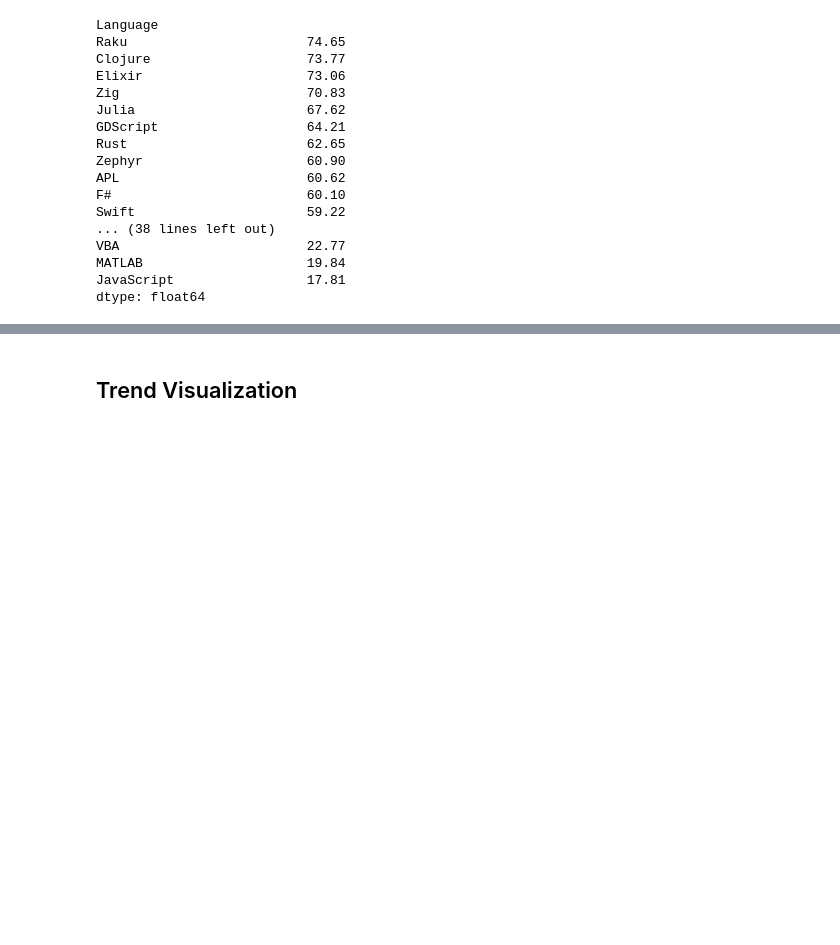
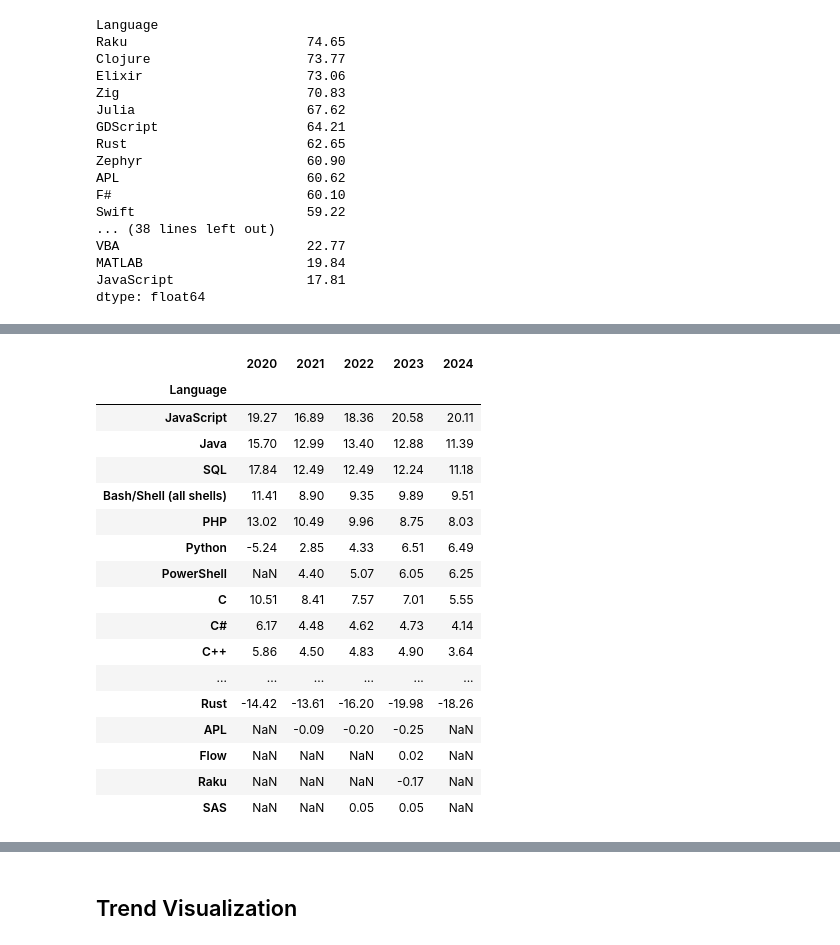
Before and after one commit to devinlin89/SO-language-trends-2020-2024, a Jupyter notebook: notebooks/analysis.ipynb, the cells around one changed output, grey strips where cells are left out. Cells and saved outputs as stored; diff of their text form; code cells hidden in the pictures; blank space fills up the shorter version.

Commit message:
Added Usage-Desired Gap

```diff
--- a/notebooks/analysis.ipynb
+++ b/notebooks/analysis.ipynb
@@ -444,6 +444,6 @@ Where:
 
 - $ d_{L, y} $ = The distance between admired and desired of language $ L $ in survey year $ y $
 # %%
-distance_trends_df = admired_trends_df.set_index("Language")[YEARS] - desired_trends_df.set_index("Language")[YEARS]
+AD_distance_trends_df = admired_trends_df.set_index("Language")[YEARS] - desired_trends_df.set_index("Language")[YEARS]
 # %%
 display(
@@ -510,0 +523,27 @@ dtype: float64
+# %%
+UD_distance_trends_df = usage_trends_df.set_index("Language")[YEARS] - desired_trends_df.set_index("Language")[YEARS]
+# %%
+display(
+    UD_distance_trends_df
+    .sort_values(by=YEARS[-1], ascending=False)
+    .round(2)
+)
+# %% [output]
+|  | 2020 | 2021 | 2022 | 2023 | 2024 |
+| Language |  |  |  |  |  |
+| JavaScript | 19.27 | 16.89 | 18.36 | 20.58 | 20.11 |
+| Java | 15.70 | 12.99 | 13.40 | 12.88 | 11.39 |
+| SQL | 17.84 | 12.49 | 12.49 | 12.24 | 11.18 |
+| Bash/Shell (all shells) | 11.41 | 8.90 | 9.35 | 9.89 | 9.51 |
+| PHP | 13.02 | 10.49 | 9.96 | 8.75 | 8.03 |
+| Python | -5.24 | 2.85 | 4.33 | 6.51 | 6.49 |
+| PowerShell | NaN | 4.40 | 5.07 | 6.05 | 6.25 |
+| C | 10.51 | 8.41 | 7.57 | 7.01 | 5.55 |
+| C# | 6.17 | 4.48 | 4.62 | 4.73 | 4.14 |
+| C++ | 5.86 | 4.50 | 4.83 | 4.90 | 3.64 |
+| ... | ... | ... | ... | ... | ... |
+| Rust | -14.42 | -13.61 | -16.20 | -19.98 | -18.26 |
+| APL | NaN | -0.09 | -0.20 | -0.25 | NaN |
+| Flow | NaN | NaN | NaN | 0.02 | NaN |
+| Raku | NaN | NaN | NaN | -0.17 | NaN |
+| SAS | NaN | NaN | 0.05 | 0.05 | NaN |
```
Also changed, not shown: parts of 8 cells of this notebook.
